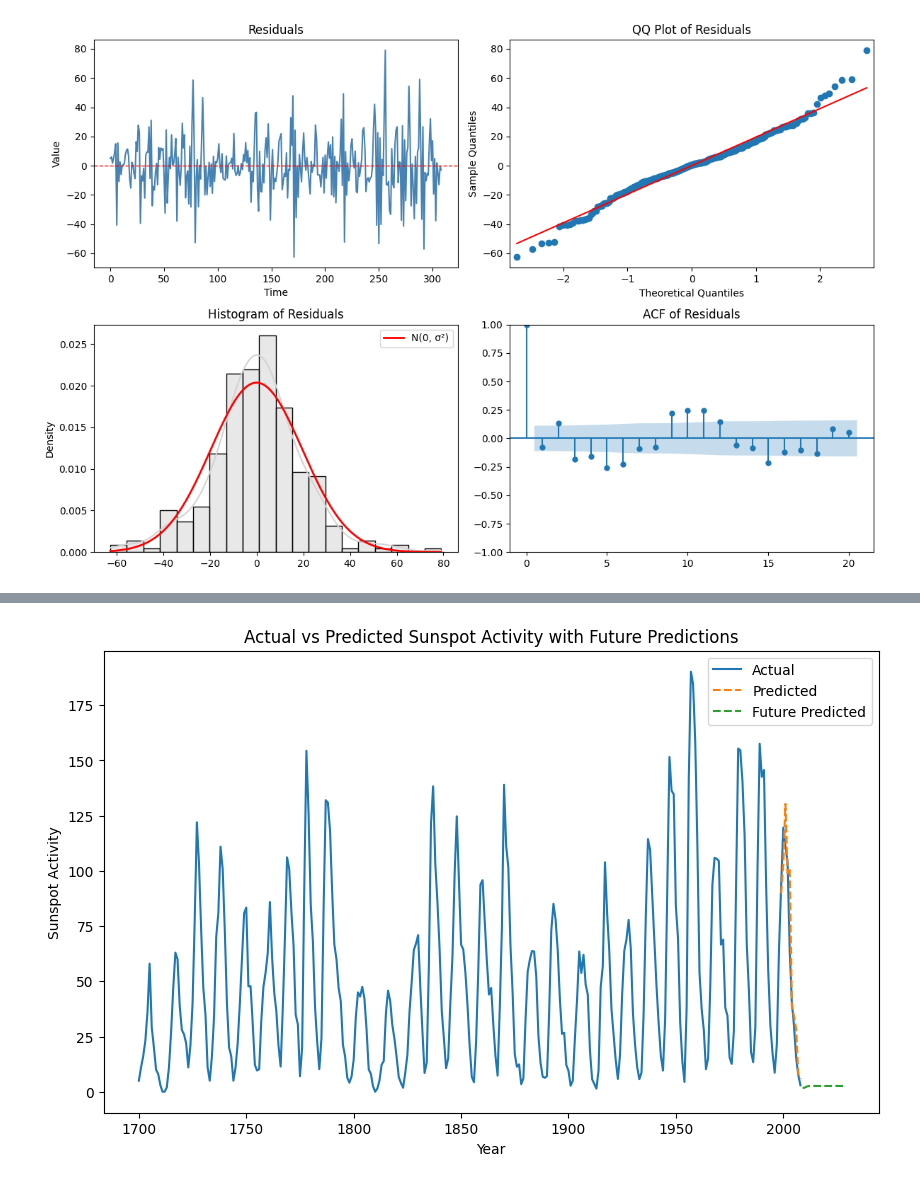
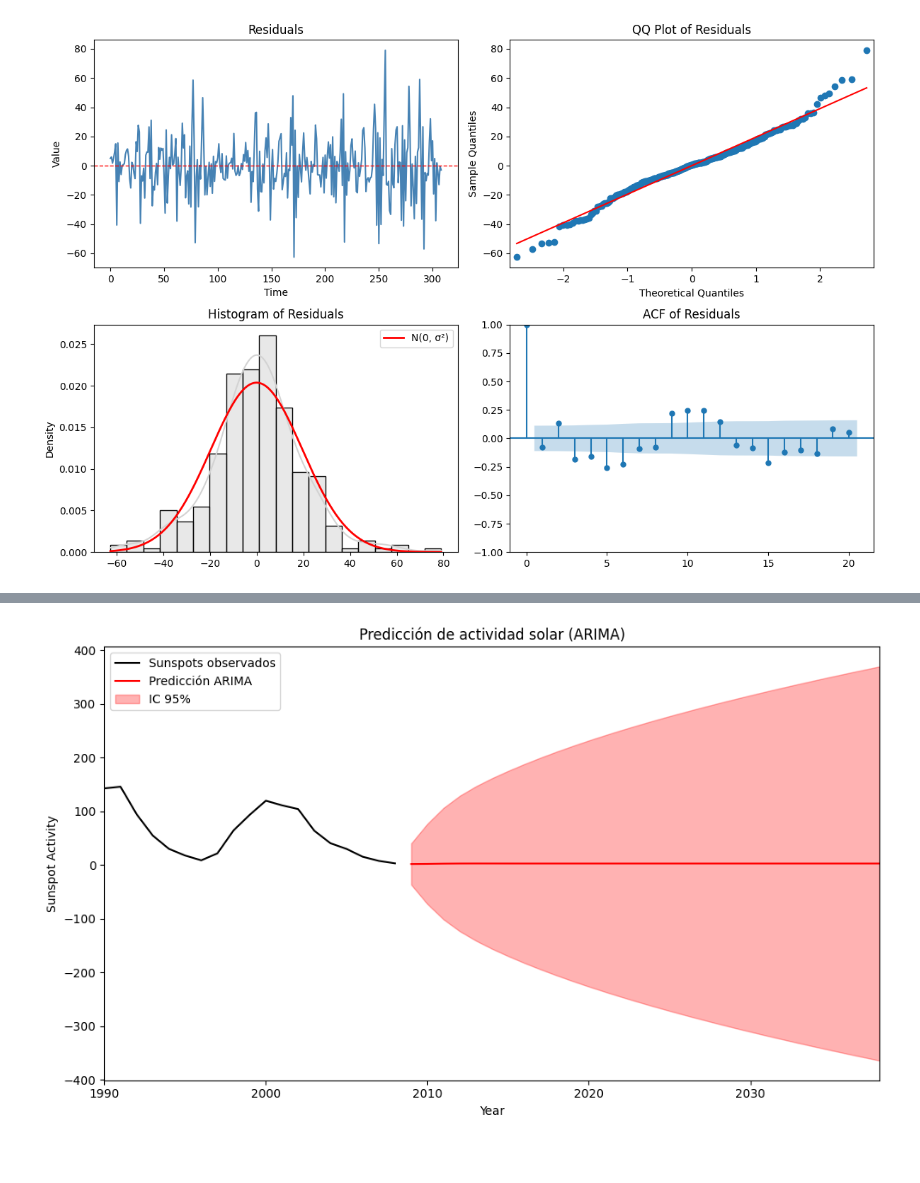
Before and after one commit to AlexSG29/Modelos_Econometricos, a Jupyter notebook: taller 3ra clase/taller.ipynb, the cells around one changed output, grey strips where cells are left out. Saved outputs shown, nothing was run; the diff lists cells and outputs as text; code cells hidden in the pictures; blank space fills up the shorter version.

```diff
--- a/taller 3ra clase/taller.ipynb
+++ b/taller 3ra clase/taller.ipynb
@@ -212,15 +213,46 @@ plt.show()
-# %%
-# continuamos haciendo que la linea discontinua de prediccion se extienda 20 años mas en el futuro
-future_pred = model_fit.predict(start=len(data), end=len(data)+19, typ='levels')
-future_years = np.arange(int(data['YEAR'].iloc[-1]) + 1, int(data['YEAR'].iloc[-1]) + 21)
-plt.figure(figsize=(10, 6))
-plt.plot(data['YEAR'], data['SUNACTIVITY'], label='Actual')
-plt.plot(data['YEAR'].iloc[-10:], pred, label='Predicted', linestyle='--')
-plt.plot(future_years, future_pred, label='Future Predicted', linestyle='--')
-plt.xlabel('Year')
-plt.ylabel('Sunspot Activity')
-plt.title('Actual vs Predicted Sunspot Activity with Future Predictions')
-plt.legend()
-plt.show()
-# %% [output]
-[figure, removed]
+# %%
+from statsmodels.tsa.arima.model import ARIMA
+
+# === Ajuste del modelo (usa el modelo que ya validaste) ===
+model_fit = ARIMA(data['SUNACTIVITY'], order=(2, 1, 0)).fit()
+
+# === Predicción a 30 años (10–30 pasos anuales, según periodo) ===
+n_steps = 30
+pred = model_fit.get_forecast(steps=n_steps)
+pred_ci = pred.conf_int()
+
+# === Construcción correcta del eje temporal ===
+last_year = int(data['YEAR'].iloc[-1])  # convertir a int
+years_forecast = np.arange(last_year + 1, last_year + n_steps + 1)
+
+# === Gráfico ===
+plt.figure(figsize=(10, 6))
+
+# Serie observada
+plt.plot(data['YEAR'], data['SUNACTIVITY'],
+         label='Sunspots observados', color='black')
+
+# Predicción
+plt.plot(years_forecast, pred.predicted_mean,
+         label='Predicción ARIMA', color='red')
+
+# Intervalos de confianza
+plt.fill_between(
+    years_forecast,
+    pred_ci.iloc[:, 0],
+    pred_ci.iloc[:, 1],
+    color='red',
+    alpha=0.3,
+    label='IC 95%'
+)
+
+# Ajustes del gráfico
+plt.xlim(1990, last_year + n_steps)
+plt.xlabel('Year')
+plt.ylabel('Sunspot Activity')
+plt.title('Predicción de actividad solar (ARIMA)')
+plt.legend()
+plt.tight_layout()
+plt.show()
+# %% [output]
+[figure, added]
```
Also changed, not shown: parts of 6 cells of this notebook.
